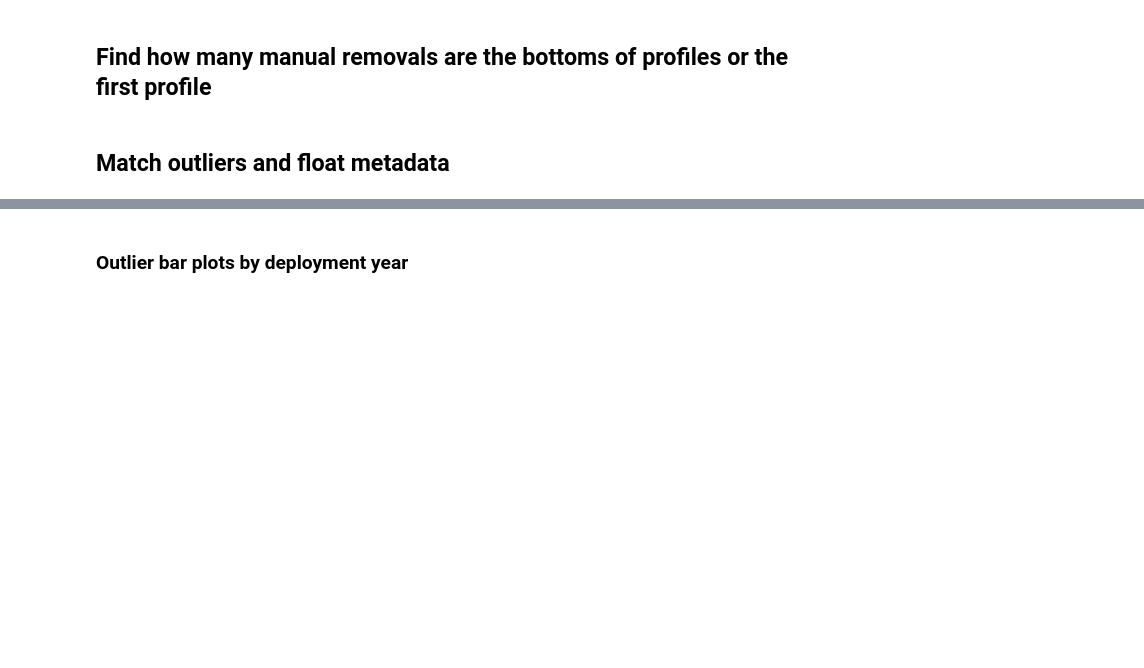
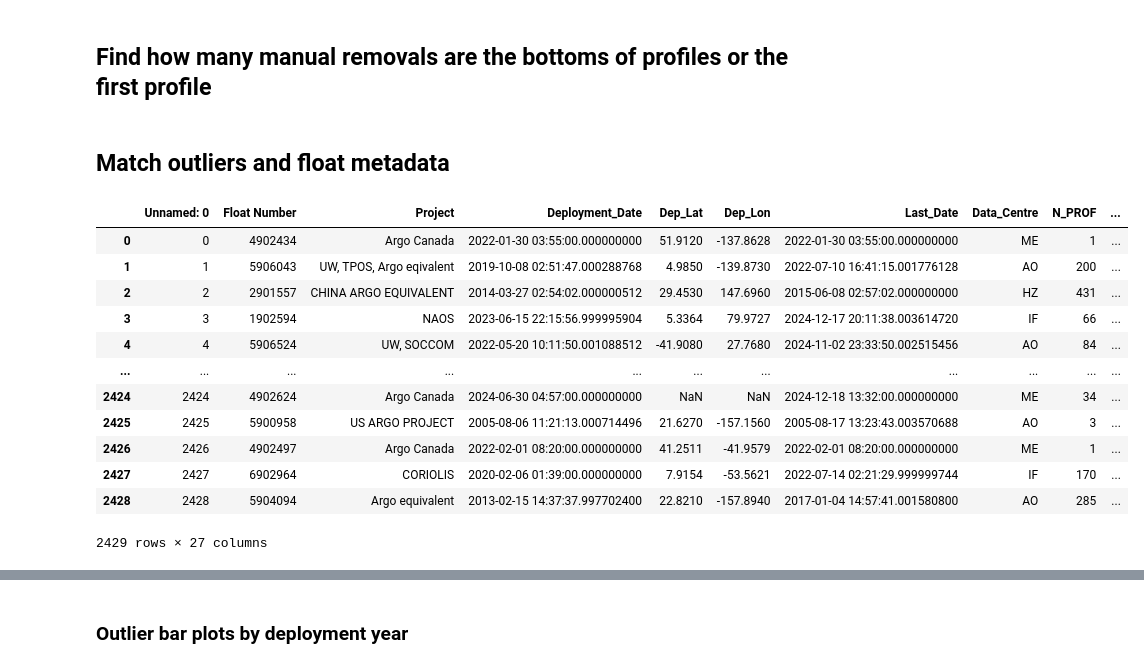
Before and after one commit to SethBushinsky/BGCArgoPlus_submission_code, a Jupyter notebook: manuscript_figures_tables/Manuscript_Figures_Tables.ipynb, the cells around one changed output, grey strips where cells are left out. Drawn from its saved outputs; the diff is of its cells as text; code cells hidden in the pictures; blank space fills up the shorter version.

```diff
--- a/manuscript_figures_tables/Manuscript_Figures_Tables.ipynb
+++ b/manuscript_figures_tables/Manuscript_Figures_Tables.ipynb
@@ -22,7 +22,7 @@ import cartopy.feature as cfeature
 # %%
 lines=[]
 
-plot_ver = '_V2026_03'
+plot_ver = '_V2026_04'
 
 # base_dir = "/Users/smb-uh/"
 base_dir = "/Users/sethbushinsky/"
@@ -900,11 +953,25 @@ fig.savefig(manuscript_figs + 'outliers_by_pressure_bin' + plot_ver + '.png', dp
 # %% [markdown]
 ## Match outliers and float metadata
 # %%
-float_meta_df = pd.read_csv(manuscript_dir + "Dataset paper group folder/Data/float_outlier_meta.csv")
+float_meta_df = pd.read_csv(manuscript_dir + "Dataset paper group folder/Data/float_outlier_meta" + plot_ver + ".csv")
 float_meta_df
 # outliers_all_df.loc[outliers_all_df['Deletion reason']=='Profile', "Deletion reason"] ='Manual Removal'
 # outliers_all_df.loc[outliers_all_df['Deletion reason']=='Time series', "Deletion reason"] ='Manual Removal'
 # outliers_all_df
+# %% [output]
+|  | Unnamed: 0 | Float Number | Project | Deployment_Date | Dep_Lat | Dep_Lon | Last_Date | Data_Centre | N_PROF | ... |
+| 0 | 0 | 4902434 | Argo Canada | 2022-01-30 03:55:00.000000000 | 51.9120 | -137.8628 | 2022-01-30 03:55:00.000000000 | ME | 1 | ... |
+| 1 | 1 | 5906043 | UW, TPOS, Argo eqivalent | 2019-10-08 02:51:47.000288768 | 4.9850 | -139.8730 | 2022-07-10 16:41:15.001776128 | AO | 200 | ... |
+| 2 | 2 | 2901557 | CHINA ARGO EQUIVALENT | 2014-03-27 02:54:02.000000512 | 29.4530 | 147.6960 | 2015-06-08 02:57:02.000000000 | HZ | 431 | ... |
+| 3 | 3 | 1902594 | NAOS | 2023-06-15 22:15:56.999995904 | 5.3364 | 79.9727 | 2024-12-17 20:11:38.003614720 | IF | 66 | ... |
+| 4 | 4 | 5906524 | UW, SOCCOM | 2022-05-20 10:11:50.001088512 | -41.9080 | 27.7680 | 2024-11-02 23:33:50.002515456 | AO | 84 | ... |
+| ... | ... | ... | ... | ... | ... | ... | ... | ... | ... | ... |
+| 2424 | 2424 | 4902624 | Argo Canada | 2024-06-30 04:57:00.000000000 | NaN | NaN | 2024-12-18 13:32:00.000000000 | ME | 34 | ... |
+| 2425 | 2425 | 5900958 | US ARGO PROJECT | 2005-08-06 11:21:13.000714496 | 21.6270 | -157.1560 | 2005-08-17 13:23:43.003570688 | AO | 3 | ... |
+| 2426 | 2426 | 4902497 | Argo Canada | 2022-02-01 08:20:00.000000000 | 41.2511 | -41.9579 | 2022-02-01 08:20:00.000000000 | ME | 1 | ... |
+| 2427 | 2427 | 6902964 | CORIOLIS | 2020-02-06 01:39:00.000000000 | 7.9154 | -53.5621 | 2022-07-14 02:21:29.999999744 | IF | 170 | ... |
+| 2428 | 2428 | 5904094 | Argo equivalent | 2013-02-15 14:37:37.997702400 | 22.8210 | -157.8940 | 2017-01-04 14:57:41.001580800 | AO | 285 | ... |
+2429 rows × 27 columns
 # %%
 # outliers of different types vs DACs, float type, etc. Would be nice to know what the deal is with surface removal and bottom oxygen checks
 # to do this, need to load float files (processed should have the relevant info) and merge with outlier dataframe
```
Also changed, not shown: parts of 10 cells of this notebook, 8 other files.
